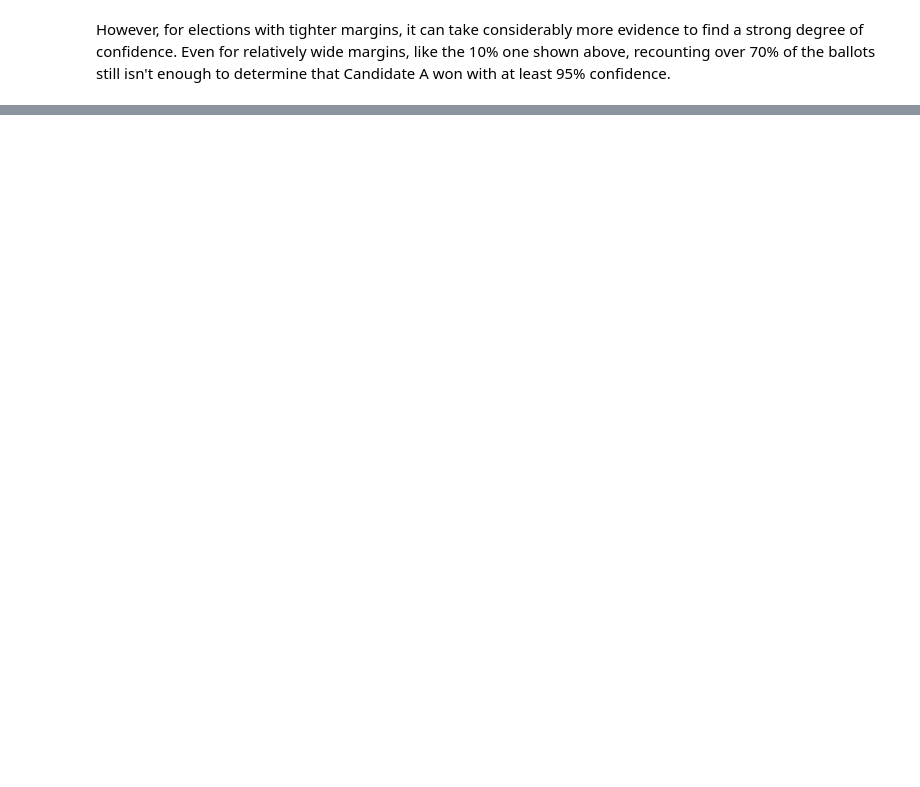
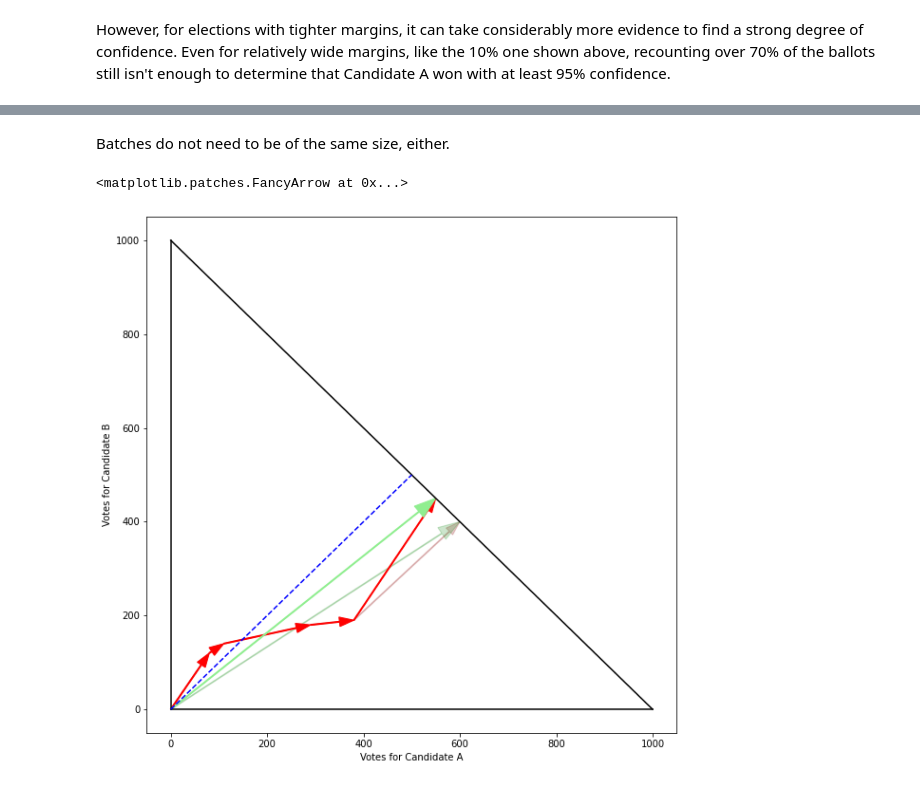
Before and after one commit to umbernhard/rlamath, a Jupyter notebook: Geometry of Post-election Audits.ipynb, the cells around one changed output, grey strips where cells are left out. Cells and saved outputs as stored; diff of their text form; code cells hidden in the pictures; blank space fills up the shorter version.

```diff
--- a/Geometry of Post-election Audits.ipynb
+++ b/Geometry of Post-election Audits.ipynb
@@ -404,0 +602,50 @@ However, for elections with tighter margins, it can take considerably more evide
+# %% [markdown]
+Batches do not need to be of the same size, either.
+# %%
+fig, ax = plt.subplots(figsize=(10,10))
+ax.plot([0, N], [N, 0], color="black")
+ax.plot([0, N], [0, 0], color="black")
+ax.plot([0, 0], [0, N], color="black")
+ax.plot([0, N/2], [0, N/2], 'b--')
+ax.set_xlabel('Votes for Candidate A')
+ax.set_ylabel('Votes for Candidate B')
+
+origin = np.array([0, 0])
+
+v_res = np.array([600, 400])
+
+
+batches = np.array([
+                    [80, 120],
+                    [30, 20],
+                    [180, 40],
+                    [90, 10],
+                    [220, 210],
+                   ])
+last = origin
+for batch in batches:
+    ax.arrow(*last, *batch, width=2, head_width=20, length_includes_head=True, color='darkred', alpha=.2)
+    last = batch + last
+
+ax.arrow(*origin, *v_res, width=2, head_width=30, length_includes_head=True, color='green', alpha=.2)
+
+
+v_res = np.array([550, 450])
+
+
+batches = np.array([
+                    [80, 120],
+                    [30, 20],
+                    [180, 40],
+                    [90, 10],
+                    [170, 260],
+                   ])
+last = origin
+for batch in batches:
+    ax.arrow(*last, *batch, width=2, head_width=20, length_includes_head=True, color='red')
+    last = batch + last
+
+ax.arrow(*origin, *v_res, width=2, head_width=30, length_includes_head=True, color='lightgreen')
+# %% [output]
+<matplotlib.patches.FancyArrow at 0x...>
+[figure, added]
```
Also changed, not shown: parts of 15 cells of this notebook, 1 other file.
